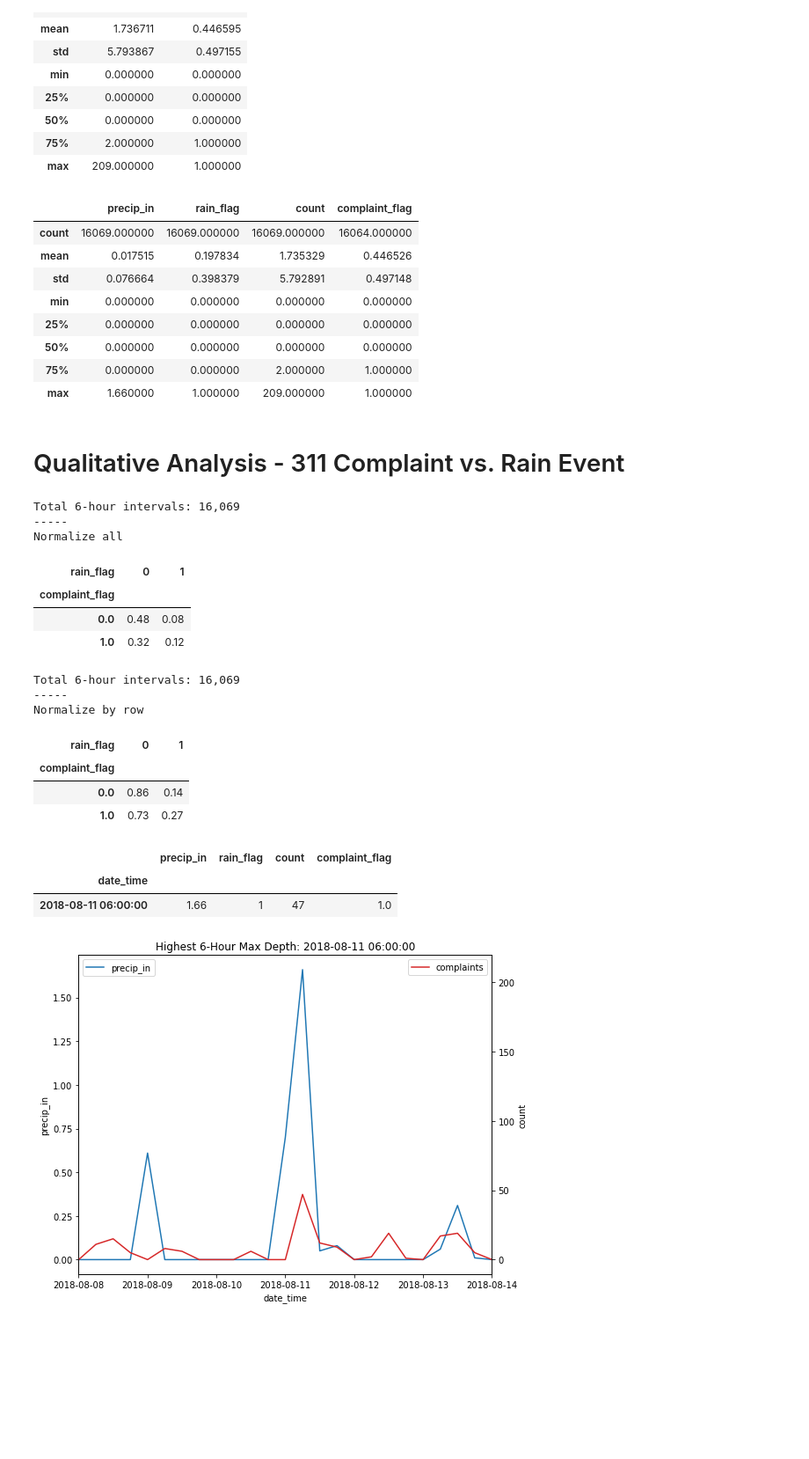
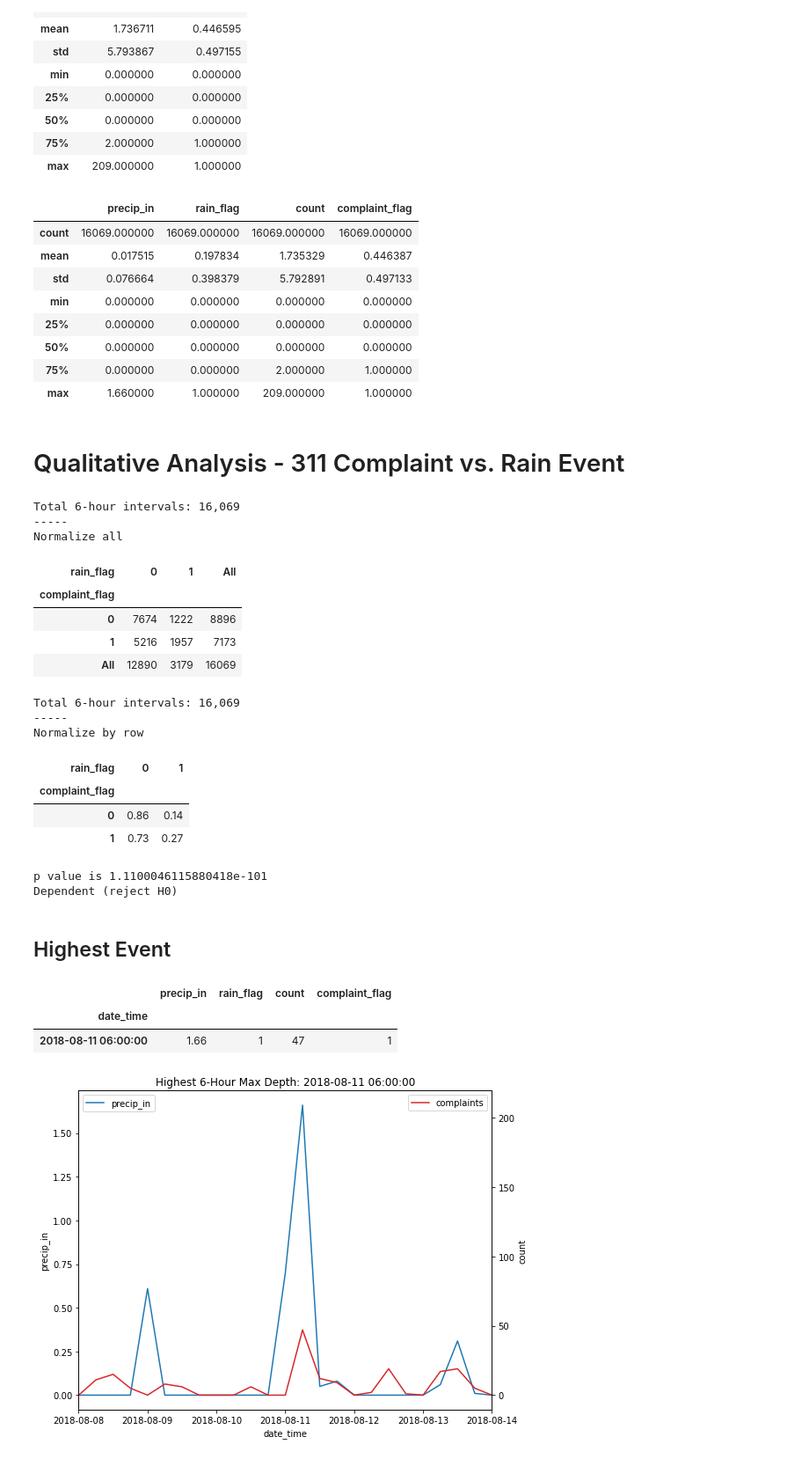
Before and after one commit to datalifenyc/nyc-street-flooding-analysis, a Jupyter notebook: analysis-book/nyc-311-groundtruth.ipynb, the cells around one changed output. Shown at 88% size. Saved outputs shown, nothing was run; the diff lists cells and outputs as text; code cells hidden in the pictures; blank space fills up the shorter version.

```diff
--- a/analysis-book/nyc-311-groundtruth.ipynb
+++ b/analysis-book/nyc-311-groundtruth.ipynb
@@ -386,14 +387,15 @@ merged_df = (
 )
 
 merged_df['count'] = merged_df['count'].fillna(0).astype(int)
+merged_df['complaint_flag'] = merged_df['complaint_flag'].fillna(0).astype(int)
 
 # sanity check
 merged_df.describe()
 # %% [output]
 |  | precip_in | rain_flag | count | complaint_flag |
-| count | 16069.000000 | 16069.000000 | 16069.000000 | 16064.000000 |
-| mean | 0.017515 | 0.197834 | 1.735329 | 0.446526 |
-| std | 0.076664 | 0.398379 | 5.792891 | 0.497148 |
+| count | 16069.000000 | 16069.000000 | 16069.000000 | 16069.000000 |
+| mean | 0.017515 | 0.197834 | 1.735329 | 0.446387 |
+| std | 0.076664 | 0.398379 | 5.792891 | 0.497133 |
 | min | 0.000000 | 0.000000 | 0.000000 | 0.000000 |
 | 25% | 0.000000 | 0.000000 | 0.000000 | 0.000000 |
 | 50% | 0.000000 | 0.000000 | 0.000000 | 0.000000 |
@@ -404,16 +406,17 @@ merged_df.describe()
 # %%
 print('Total 6-hour intervals: {:,}\n-----'.format(len(merged_df)))
 print('Normalize all')
 
-pd.crosstab(merged_df['complaint_flag'], merged_df['rain_flag'], normalize='all').round(2)
+pd.crosstab(merged_df['complaint_flag'], merged_df['rain_flag'], margins=True).round(2)
 # %% [output]
 Total 6-hour intervals: 16,069
 -----
 Normalize all
-| rain_flag | 0 | 1 |
-| complaint_flag |  |  |
-| 0.0 | 0.48 | 0.08 |
-| 1.0 | 0.32 | 0.12 |
+| rain_flag | 0 | 1 | All |
+| complaint_flag |  |  |  |
+| 0 | 7674 | 1222 | 8896 |
+| 1 | 5216 | 1957 | 7173 |
+| All | 12890 | 3179 | 16069 |
 # %%
 print('Total 6-hour intervals: {:,}\n-----'.format(len(merged_df)))
 print('Normalize by row')
@@ -425,14 +428,30 @@ Total 6-hour intervals: 16,069
 Normalize by row
 | rain_flag | 0 | 1 |
 | complaint_flag |  |  |
-| 0.0 | 0.86 | 0.14 |
-| 1.0 | 0.73 | 0.27 |
+| 0 | 0.86 | 0.14 |
+| 1 | 0.73 | 0.27 |
+# %%
+crosstab = pd.crosstab(merged_df['complaint_flag'], merged_df['rain_flag'])
+stat, p, dof, expected = chi2_contingency(crosstab)
+
+# interpret p-value
+alpha = 0.05
+print("p value is " + str(p))
+if p <= alpha:
+    print('Dependent (reject H0)')
+else:
+    print('Independent (H0 holds true)')
+# %% [output]
+p value is 1.1100046115880418e-101
+Dependent (reject H0)
+# %% [markdown]
+## Highest Event
 # %%
 merged_df.sort_values(by='precip_in', ascending=False).head(1)
 # %% [output]
 |  | precip_in | rain_flag | count | complaint_flag |
 | date_time |  |  |  |  |
-| 2018-08-11 06:00:00 | 1.66 | 1 | 47 | 1.0 |
+| 2018-08-11 06:00:00 | 1.66 | 1 | 47 | 1 |
 # %%
 fig, ax1 = plt.subplots(figsize=(8, 6))
 ax2 = ax1.twinx()
```
Also changed, not shown: parts of 12 cells of this notebook.
